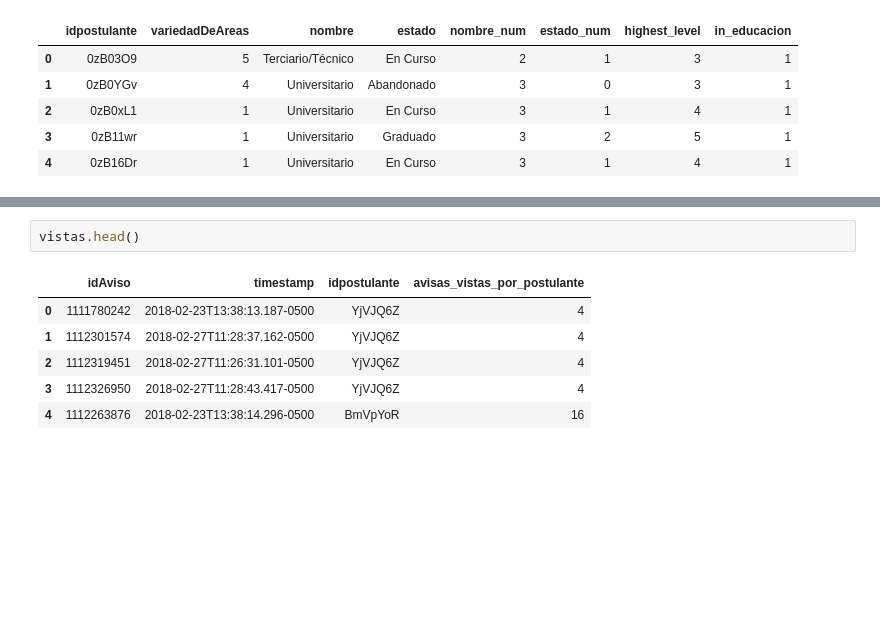
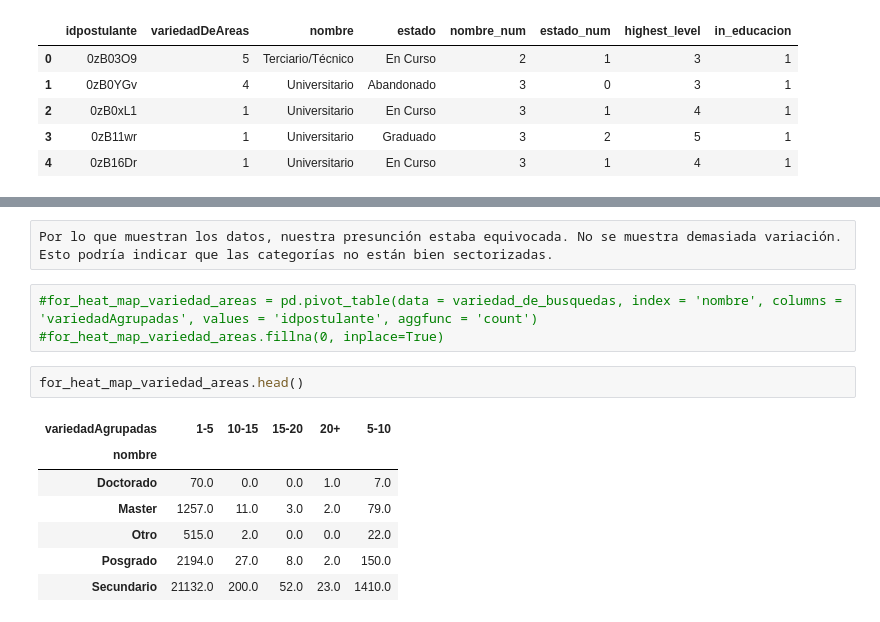
Before and after one commit to rauldip22/TP1, a Jupyter notebook: TP1.ipynb, the cells around one changed output, grey strips where cells are left out. Saved outputs shown, nothing was run; the diff lists cells and outputs as text; blank space fills up the shorter version.

```diff
--- a/TP1.ipynb
+++ b/TP1.ipynb
@@ -850,9 +951,15 @@ variedad_de_busquedas.head()
+# %% [raw]
+Por lo que muestran los datos, nuestra presunción estaba equivocada. No se muestra demasiada variación. Esto podría indicar que las categorías no están bien sectorizadas.
+# %%
+#for_heat_map_variedad_areas = pd.pivot_table(data = variedad_de_busquedas, index = 'nombre', columns = 'variedadAgrupadas', values = 'idpostulante', aggfunc = 'count')
+#for_heat_map_variedad_areas.fillna(0, inplace=True)
 # %%
-vistas.head()
+for_heat_map_variedad_areas.head()
 # %% [output]
-|  | idAviso | timestamp | idpostulante | avisas_vistas_por_postulante |
-| 0 | 1111780242 | 2018-02-23T13:38:13.187-0500 | YjVJQ6Z | 4 |
-| 1 | 1112301574 | 2018-02-27T11:28:37.162-0500 | YjVJQ6Z | 4 |
-| 2 | 1112319451 | 2018-02-27T11:26:31.101-0500 | YjVJQ6Z | 4 |
-| 3 | 1112326950 | 2018-02-27T11:28:43.417-0500 | YjVJQ6Z | 4 |
-| 4 | 1112263876 | 2018-02-23T13:38:14.296-0500 | BmVpYoR | 16 |
+| variedadAgrupadas | 1-5 | 10-15 | 15-20 | 20+ | 5-10 |
+| nombre |  |  |  |  |  |
+| Doctorado | 70.0 | 0.0 | 0.0 | 1.0 | 7.0 |
+| Master | 1257.0 | 11.0 | 3.0 | 2.0 | 79.0 |
+| Otro | 515.0 | 2.0 | 0.0 | 0.0 | 22.0 |
+| Posgrado | 2194.0 | 27.0 | 8.0 | 2.0 | 150.0 |
+| Secundario | 21132.0 | 200.0 | 52.0 | 23.0 | 1410.0 |
```
Also changed, not shown: parts of 29 cells of this notebook.
